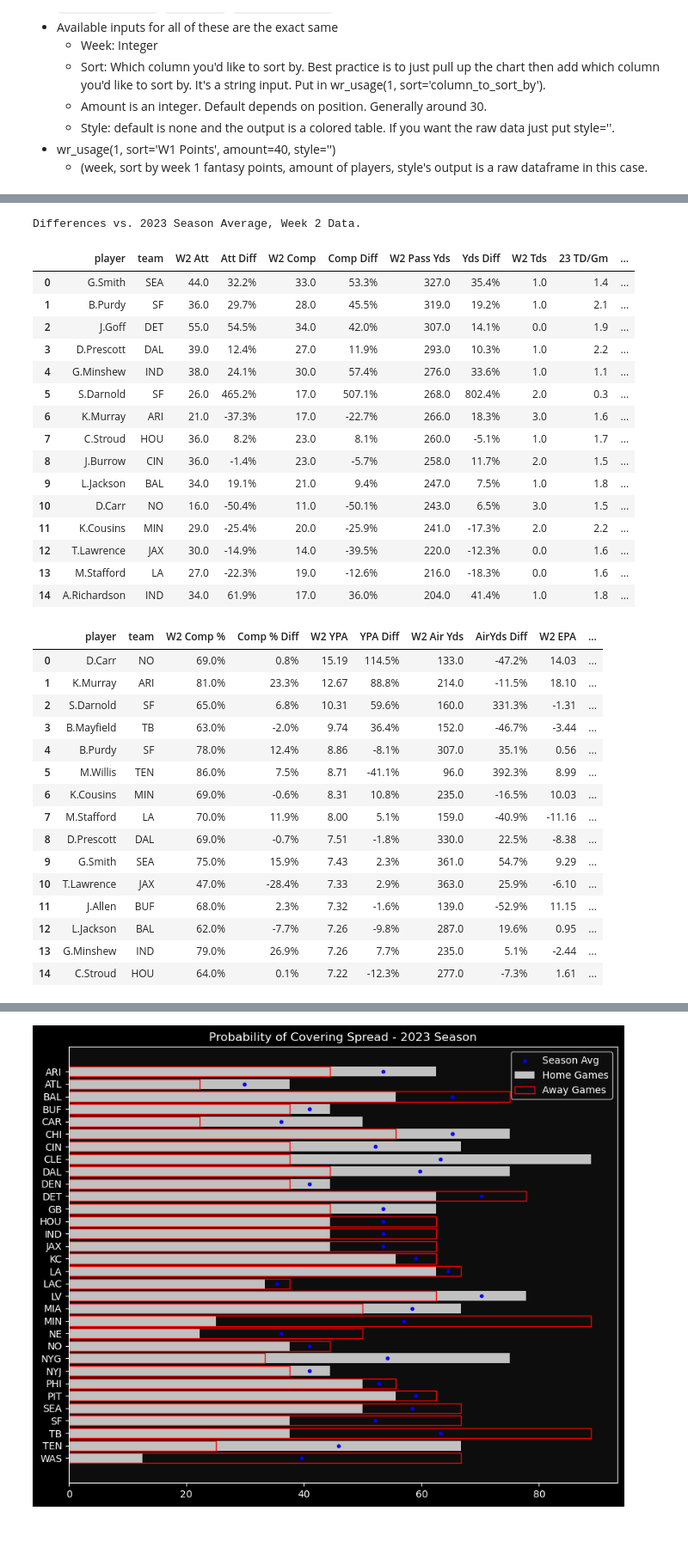
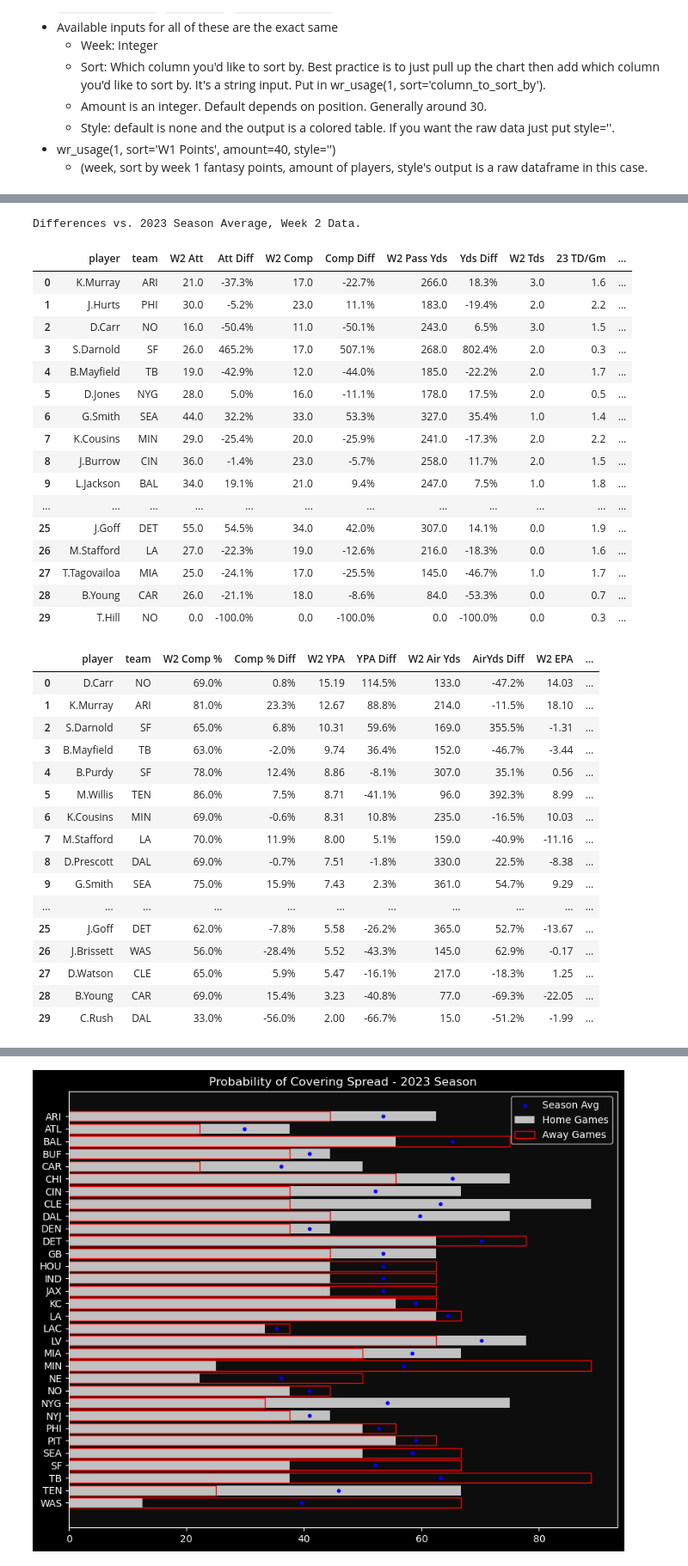
Before and after one commit to prestonf99/NFL-Fun, a Jupyter notebook: Library.ipynb, the cells around one changed output, grey strips where cells are left out. Shown at 86% size. Saved outputs shown, nothing was run; the diff lists cells and outputs as text; code cells hidden in the pictures; blank space fills up the shorter version.

```diff
--- a/Library.ipynb
+++ b/Library.ipynb
@@ -190,32 +190,33 @@ Differences vs. 2023 Season Average, Week 2 Data.
 | 10 | L.Schoonmaker | DAL | 43.0 | 627.6% | 0.70 | 275.0% | 0.25 | 212.5% | 4.3 | 155.9% |
 | 11 | P.Freiermuth | PIT | 39.0 | 39.3% | 1.59 | 106.5% | 0.45 | 45.2% | 3.9 | -4.2% |
 # %%
-tb.qb_usage(2, sort='W2 Pass Yds', amount=15)
+tb.qb_usage(2)
 # %% [output]
 Differences vs. 2023 Season Average, Week 2 Data.
 |  | player | team | W2 Att | Att Diff | W2 Comp | Comp Diff | W2 Pass Yds | Yds Diff | W2 Tds | 23 TD/Gm | ... |
-| 0 | G.Smith | SEA | 44.0 | 32.2% | 33.0 | 53.3% | 327.0 | 35.4% | 1.0 | 1.4 | ... |
-| 1 | B.Purdy | SF | 36.0 | 29.7% | 28.0 | 45.5% | 319.0 | 19.2% | 1.0 | 2.1 | ... |
-| 2 | J.Goff | DET | 55.0 | 54.5% | 34.0 | 42.0% | 307.0 | 14.1% | 0.0 | 1.9 | ... |
-| 3 | D.Prescott | DAL | 39.0 | 12.4% | 27.0 | 11.9% | 293.0 | 10.3% | 1.0 | 2.2 | ... |
-| 4 | G.Minshew | IND | 38.0 | 24.1% | 30.0 | 57.4% | 276.0 | 33.6% | 1.0 | 1.1 | ... |
-| 5 | S.Darnold | SF | 26.0 | 465.2% | 17.0 | 507.1% | 268.0 | 802.4% | 2.0 | 0.3 | ... |
-| 6 | K.Murray | ARI | 21.0 | -37.3% | 17.0 | -22.7% | 266.0 | 18.3% | 3.0 | 1.6 | ... |
-| 7 | C.Stroud | HOU | 36.0 | 8.2% | 23.0 | 8.1% | 260.0 | -5.1% | 1.0 | 1.7 | ... |
+| 0 | K.Murray | ARI | 21.0 | -37.3% | 17.0 | -22.7% | 266.0 | 18.3% | 3.0 | 1.6 | ... |
+| 1 | J.Hurts | PHI | 30.0 | -5.2% | 23.0 | 11.1% | 183.0 | -19.4% | 2.0 | 2.2 | ... |
+| 2 | D.Carr | NO | 16.0 | -50.4% | 11.0 | -50.1% | 243.0 | 6.5% | 3.0 | 1.5 | ... |
+| 3 | S.Darnold | SF | 26.0 | 465.2% | 17.0 | 507.1% | 268.0 | 802.4% | 2.0 | 0.3 | ... |
+| 4 | B.Mayfield | TB | 19.0 | -42.9% | 12.0 | -44.0% | 185.0 | -22.2% | 2.0 | 1.7 | ... |
+| 5 | D.Jones | NYG | 28.0 | 5.0% | 16.0 | -11.1% | 178.0 | 17.5% | 2.0 | 0.5 | ... |
+| 6 | G.Smith | SEA | 44.0 | 32.2% | 33.0 | 53.3% | 327.0 | 35.4% | 1.0 | 1.4 | ... |
+| 7 | K.Cousins | MIN | 29.0 | -25.4% | 20.0 | -25.9% | 241.0 | -17.3% | 2.0 | 2.2 | ... |
 | 8 | J.Burrow | CIN | 36.0 | -1.4% | 23.0 | -5.7% | 258.0 | 11.7% | 2.0 | 1.5 | ... |
 | 9 | L.Jackson | BAL | 34.0 | 19.1% | 21.0 | 9.4% | 247.0 | 7.5% | 1.0 | 1.8 | ... |
-| 10 | D.Carr | NO | 16.0 | -50.4% | 11.0 | -50.1% | 243.0 | 6.5% | 3.0 | 1.5 | ... |
-| 11 | K.Cousins | MIN | 29.0 | -25.4% | 20.0 | -25.9% | 241.0 | -17.3% | 2.0 | 2.2 | ... |
-| 12 | T.Lawrence | JAX | 30.0 | -14.9% | 14.0 | -39.5% | 220.0 | -12.3% | 0.0 | 1.6 | ... |
-| 13 | M.Stafford | LA | 27.0 | -22.3% | 19.0 | -12.6% | 216.0 | -18.3% | 0.0 | 1.6 | ... |
-| 14 | A.Richardson | IND | 34.0 | 61.9% | 17.0 | 36.0% | 204.0 | 41.4% | 1.0 | 1.8 | ... |
+| ... | ... | ... | ... | ... | ... | ... | ... | ... | ... | ... | ... |
+| 25 | J.Goff | DET | 55.0 | 54.5% | 34.0 | 42.0% | 307.0 | 14.1% | 0.0 | 1.9 | ... |
+| 26 | M.Stafford | LA | 27.0 | -22.3% | 19.0 | -12.6% | 216.0 | -18.3% | 0.0 | 1.6 | ... |
+| 27 | T.Tagovailoa | MIA | 25.0 | -24.1% | 17.0 | -25.5% | 145.0 | -46.7% | 1.0 | 1.7 | ... |
+| 28 | B.Young | CAR | 26.0 | -21.1% | 18.0 | -8.6% | 84.0 | -53.3% | 0.0 | 0.7 | ... |
+| 29 | T.Hill | NO | 0.0 | -100.0% | 0.0 | -100.0% | 0.0 | -100.0% | 0.0 | 0.3 | ... |
 # %%
-tb.qb_performance(2, sort='W2 YPA', amount=15)
+tb.qb_performance(2, sort='W2 YPA')
 # %% [output]
 |  | player | team | W2 Comp % | Comp % Diff | W2 YPA | YPA Diff | W2 Air Yds | AirYds Diff | W2 EPA | ... |
 | 0 | D.Carr | NO | 69.0% | 0.8% | 15.19 | 114.5% | 133.0 | -47.2% | 14.03 | ... |
 | 1 | K.Murray | ARI | 81.0% | 23.3% | 12.67 | 88.8% | 214.0 | -11.5% | 18.10 | ... |
-| 2 | S.Darnold | SF | 65.0% | 6.8% | 10.31 | 59.6% | 160.0 | 331.3% | -1.31 | ... |
+| 2 | S.Darnold | SF | 65.0% | 6.8% | 10.31 | 59.6% | 169.0 | 355.5% | -1.31 | ... |
 | 3 | B.Mayfield | TB | 63.0% | -2.0% | 9.74 | 36.4% | 152.0 | -46.7% | -3.44 | ... |
 | 4 | B.Purdy | SF | 78.0% | 12.4% | 8.86 | -8.1% | 307.0 | 35.1% | 0.56 | ... |
 | 5 | M.Willis | TEN | 86.0% | 7.5% | 8.71 | -41.1% | 96.0 | 392.3% | 8.99 | ... |
@@ -223,8 +224,9 @@ tb.qb_performance(2, sort='W2 YPA', amount=15)
 | 7 | M.Stafford | LA | 70.0% | 11.9% | 8.00 | 5.1% | 159.0 | -40.9% | -11.16 | ... |
 | 8 | D.Prescott | DAL | 69.0% | -0.7% | 7.51 | -1.8% | 330.0 | 22.5% | -8.38 | ... |
 | 9 | G.Smith | SEA | 75.0% | 15.9% | 7.43 | 2.3% | 361.0 | 54.7% | 9.29 | ... |
-| 10 | T.Lawrence | JAX | 47.0% | -28.4% | 7.33 | 2.9% | 363.0 | 25.9% | -6.10 | ... |
-| 11 | J.Allen | BUF | 68.0% | 2.3% | 7.32 | -1.6% | 139.0 | -52.9% | 11.15 | ... |
-| 12 | L.Jackson | BAL | 62.0% | -7.7% | 7.26 | -9.8% | 287.0 | 19.6% | 0.95 | ... |
-| 13 | G.Minshew | IND | 79.0% | 26.9% | 7.26 | 7.7% | 235.0 | 5.1% | -2.44 | ... |
-| 14 | C.Stroud | HOU | 64.0% | 0.1% | 7.22 | -12.3% | 277.0 | -7.3% | 1.61 | ... |
+| ... | ... | ... | ... | ... | ... | ... | ... | ... | ... | ... |
+| 25 | J.Goff | DET | 62.0% | -7.8% | 5.58 | -26.2% | 365.0 | 52.7% | -13.67 | ... |
+| 26 | J.Brissett | WAS | 56.0% | -28.4% | 5.52 | -43.3% | 145.0 | 62.9% | -0.17 | ... |
+| 27 | D.Watson | CLE | 65.0% | 5.9% | 5.47 | -16.1% | 217.0 | -18.3% | 1.25 | ... |
+| 28 | B.Young | CAR | 69.0% | 15.4% | 3.23 | -40.8% | 77.0 | -69.3% | -22.05 | ... |
+| 29 | C.Rush | DAL | 33.0% | -56.0% | 2.00 | -66.7% | 15.0 | -51.2% | -1.99 | ... |
```
Also changed, not shown: parts of 20 cells of this notebook, 1 other file.
